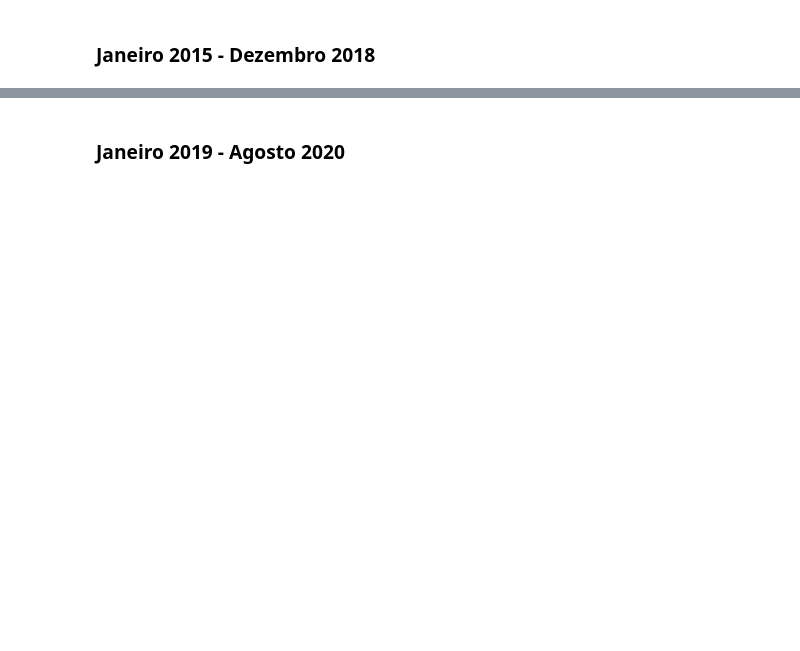
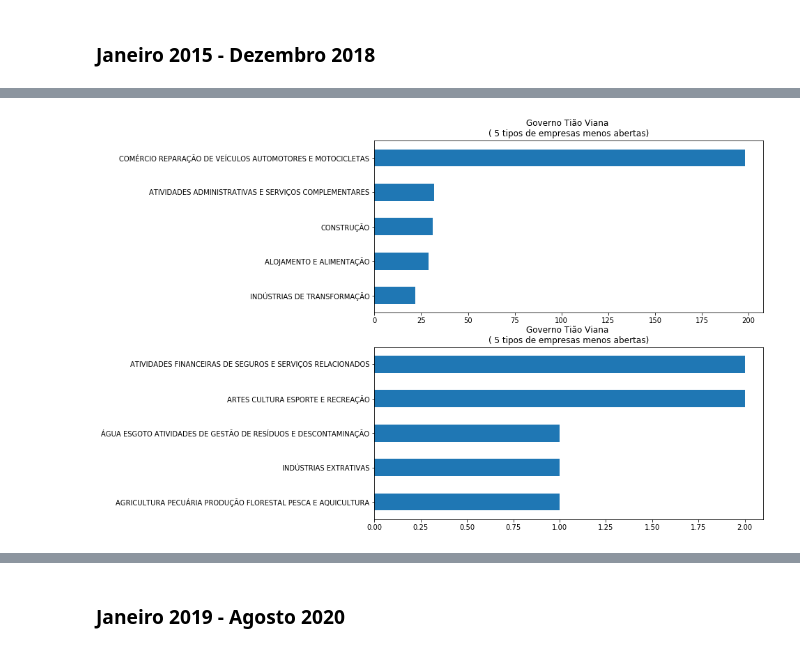
Before and after one commit to gizattos/analise_empresas_politicos, a Jupyter notebook: trabalhofinal.ipynb, the cells around one changed output, grey strips where cells are left out. Saved outputs shown, nothing was run; the diff lists cells and outputs as text; code cells hidden in the pictures; blank space fills up the shorter version.

```diff
--- a/trabalhofinal.ipynb
+++ b/trabalhofinal.ipynb
@@ -369,0 +383,5 @@ df_cnpj_full[(df_cnpj_full['data_inicio_atividade'] >= "2015-01-01") & (df_cnpj_
+# %%
+## empresas que mais abiram e fecharam durante o governo Tião Viana
+tipoAbriuFechou('TIÃO VIANA')
+# %% [output]
+[figure, added]
```
Also changed, not shown: parts of 18 cells of this notebook.
